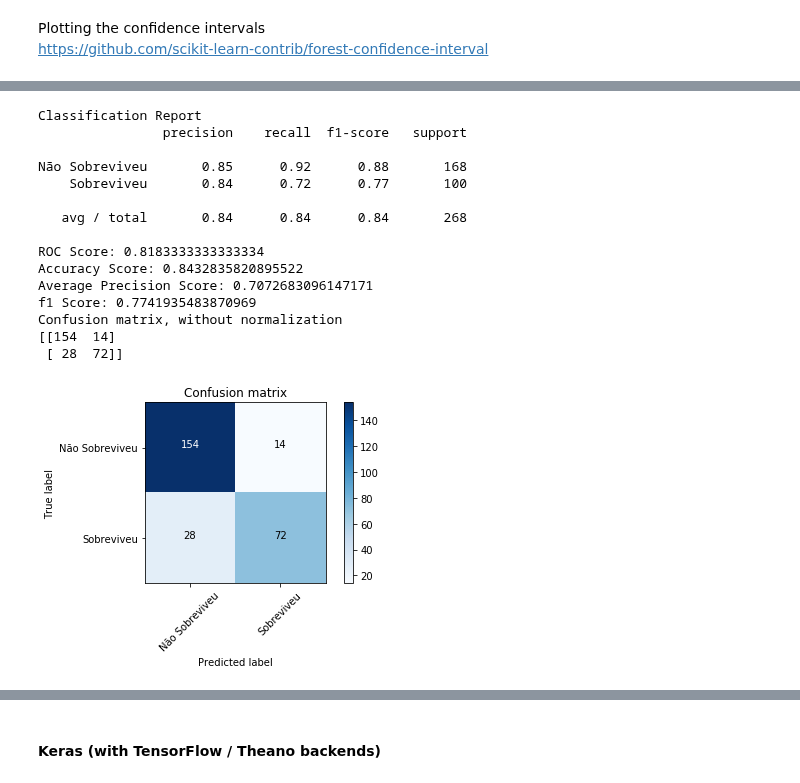
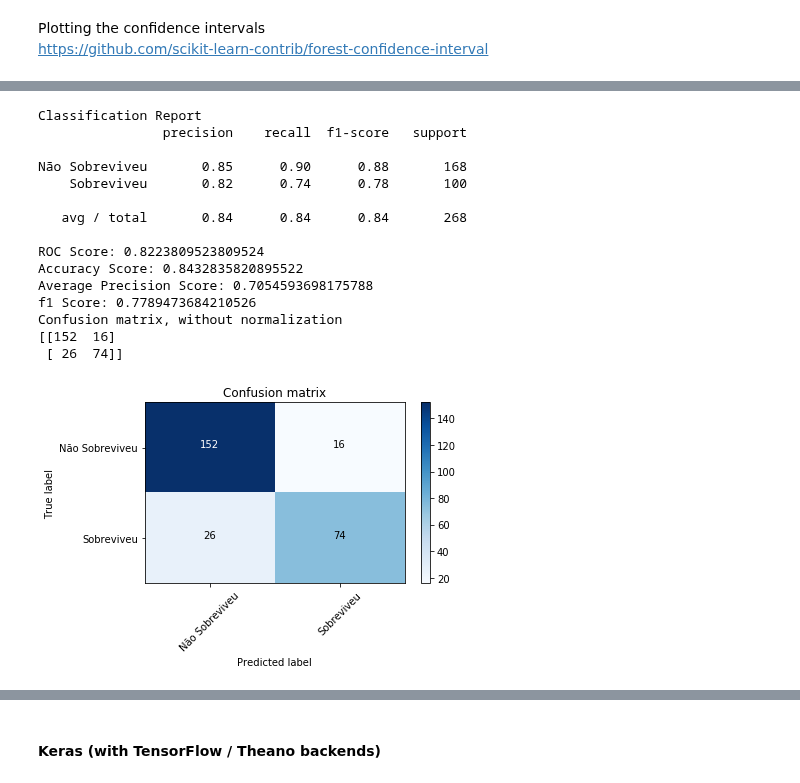
Before and after one commit to rsouza/FGV_Intro_DS, a Jupyter notebook: notebooks/10-ML_Kaggle_Titanic.ipynb, the cells around one changed output, grey strips where cells are left out. Saved outputs shown, nothing was run; the diff lists cells and outputs as text; code cells hidden in the pictures.

```diff
--- a/notebooks/10-ML_Kaggle_Titanic.ipynb
+++ b/notebooks/10-ML_Kaggle_Titanic.ipynb
@@ -722,7 +711,8 @@ def plot_confusion_matrix(cm, classes,
     This function prints and plots the confusion matrix.
     Normalization can be applied by setting `normalize=True`.
     """
-    plt.imshow(cm, interpolation='nearest', cmap=cmap)
+
+    plt.imshow(cm, interpolation='nearest', cmap=cmap, aspect='auto')
     plt.title(title)
     plt.colorbar()
     tick_marks = np.arange(len(classes))
@@ -1204,32 +1195,33 @@ Confusion matrix, without normalization
 # %%
 # https://www.analyticsvidhya.com/blog/2018/02/introductory-guide-regularized-greedy-forests-rgf-python/
 # https://github.com/fukatani/rgf_python
+#https://github.com/MLWave/RGF-sklearn -- another implementation
 
-from rgf.sklearn import RGFClassifier
+from rgf.sklearn import RGFClassifier, FastRGFClassifier
 
-clf_rgf = RGFClassifier(max_leaf=400,
+clf_rgf = RGFClassifier(max_leaf=240,
                         algorithm="RGF_Sib",
                         test_interval=100,
-                        verbose=False).fit(X_traincv, y_traincv)
+                        verbose=False,).fit(X_traincv, y_traincv)
 
 roc_rgf = clf_eval(clf_rgf, X_testcv, y_testcv)
 # %% [output]
 Classification Report
                 precision    recall  f1-score   support
 
-Não Sobreviveu       0.85      0.92      0.88       168
-    Sobreviveu       0.84      0.72      0.77       100
+Não Sobreviveu       0.85      0.90      0.88       168
+    Sobreviveu       0.82      0.74      0.78       100
 
    avg / total       0.84      0.84      0.84       268
 
-ROC Score: 0.8183333333333334
+ROC Score: 0.8223809523809524
 Accuracy Score: 0.8432835820895522
-Average Precision Score: 0.7072683096147171
-f1 Score: 0.7741935483870969
+Average Precision Score: 0.7054593698175788
+f1 Score: 0.7789473684210526
 Confusion matrix, without normalization
-[[154  14]
- [ 28  72]]
+[[152  16]
+ [ 26  74]]
-[figure, old version]
+[figure, new version]
 # %%
 #http://scikit-learn.org/stable/modules/generated/sklearn.linear_model.SGDClassifier.html
 from sklearn.linear_model import SGDClassifier
```
Also changed, not shown: parts of 29 cells of this notebook, 1 other file.
